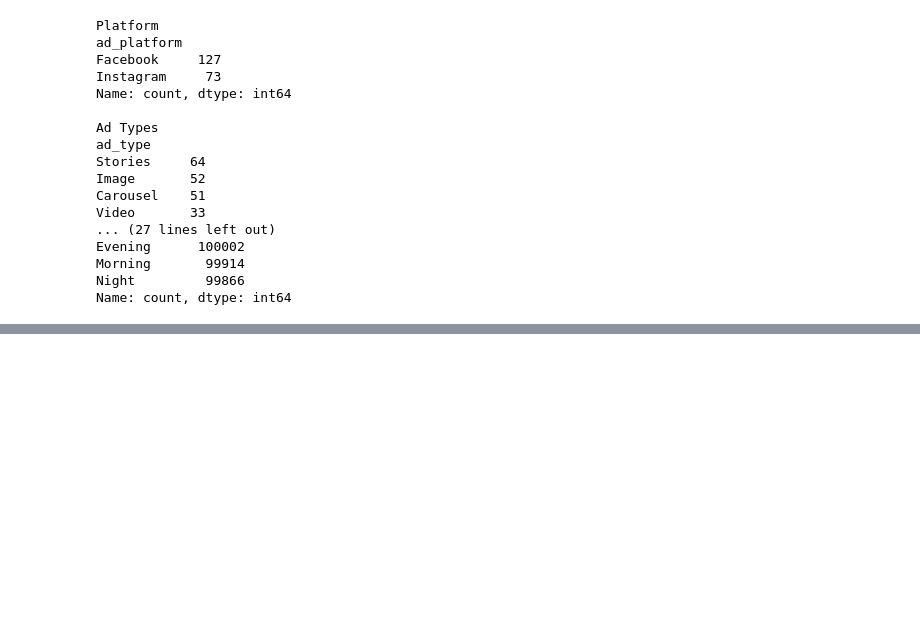
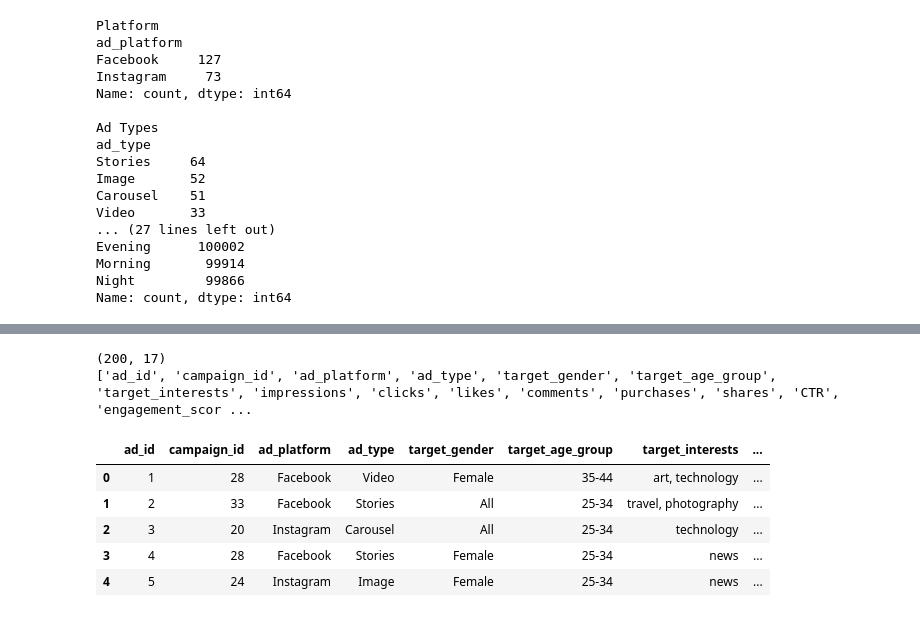
Before and after one commit to Yousufkhalid7/AdLens, a Jupyter notebook: notebooks/dataset.ipynb, the cells around one changed output, grey strips where cells are left out. Cells and saved outputs as stored; diff of their text form; code cells hidden in the pictures; blank space fills up the shorter version.

Commit message:
CTR and Engagement Score with Master dataframe

```diff
--- a/notebooks/dataset.ipynb
+++ b/notebooks/dataset.ipynb
@@ -146,3 +146,16 @@ Evening      100002
 Morning       99914
 Night         99866
 Name: count, dtype: int64
+# %%
+impressions = events[events['event_type'] == 'Impression'].groupby('ad_id').size().rename('impressions')
+clicks = events[events['event_type'] == 'Click'].groupby('ad_id').size().rename('clicks')
+likes = events[events['event_type'] == 'Like'].groupby('ad_id').size().rename('likes')
+comments = events[events['event_type'] == 'Comment'].groupby('ad_id').size().rename('comments')
+purchases = events[events['event_type'] == 'Purchase'].groupby('ad_id').size().rename('purchases')
+shares = events[events['event_type'] == 'Share'].groupby('ad_id').size().rename('shares')
+
+ad_metrices = pd.concat([impressions, clicks, likes, comments, purchases, shares], axis = 1).fillna(0)
+ad_metrices = ad_metrices.reset_index()
+
+display(ad_metrices.head())
+print(ad_metrices.shape)
@@ -148,0 +170,3 @@ Name: count, dtype: int64
+# %%
+ad_metrices['CTR'] = ad_metrices['clicks']/ad_metrices['impressions']
+print(ad_metrices['CTR'].describe())
@@ -148,0 +183,10 @@ Name: count, dtype: int64
+# %%
+ad_metrices['engagement_score'] = (
+    ad_metrices['clicks'] * 1 +
+    ad_metrices['likes'] * 2 +
+    ad_metrices['comments'] * 2 +
+    ad_metrices['shares'] * 3 +
+    ad_metrices['purchases'] * 5
+) / ad_metrices['impressions']
+
+print(ad_metrices['engagement_score'].describe())
@@ -148,0 +203,17 @@ Name: count, dtype: int64
+# %%
+ad_full = (
+    ads.merge( ad_metrices, on = 'ad_id').merge(campaigns[['campaign_id','total_budget','duration_days']], on = 'campaign_id')
+)
+
+print(ad_full.shape)
+print(ad_full.columns.tolist())
+display(ad_full.head())
+# %% [output]
+(200, 17)
+['ad_id', 'campaign_id', 'ad_platform', 'ad_type', 'target_gender', 'target_age_group', 'target_interests', 'impressions', 'clicks', 'likes', 'comments', 'purchases', 'shares', 'CTR', 'engagement_scor ...
+|  | ad_id | campaign_id | ad_platform | ad_type | target_gender | target_age_group | target_interests | ... |
+| 0 | 1 | 28 | Facebook | Video | Female | 35-44 | art, technology | ... |
+| 1 | 2 | 33 | Facebook | Stories | All | 25-34 | travel, photography | ... |
+| 2 | 3 | 20 | Instagram | Carousel | All | 25-34 | technology | ... |
+| 3 | 4 | 28 | Facebook | Stories | Female | 25-34 | news | ... |
+| 4 | 5 | 24 | Instagram | Image | Female | 25-34 | news | ... |
```
Also changed, not shown: parts of 3 cells of this notebook.
